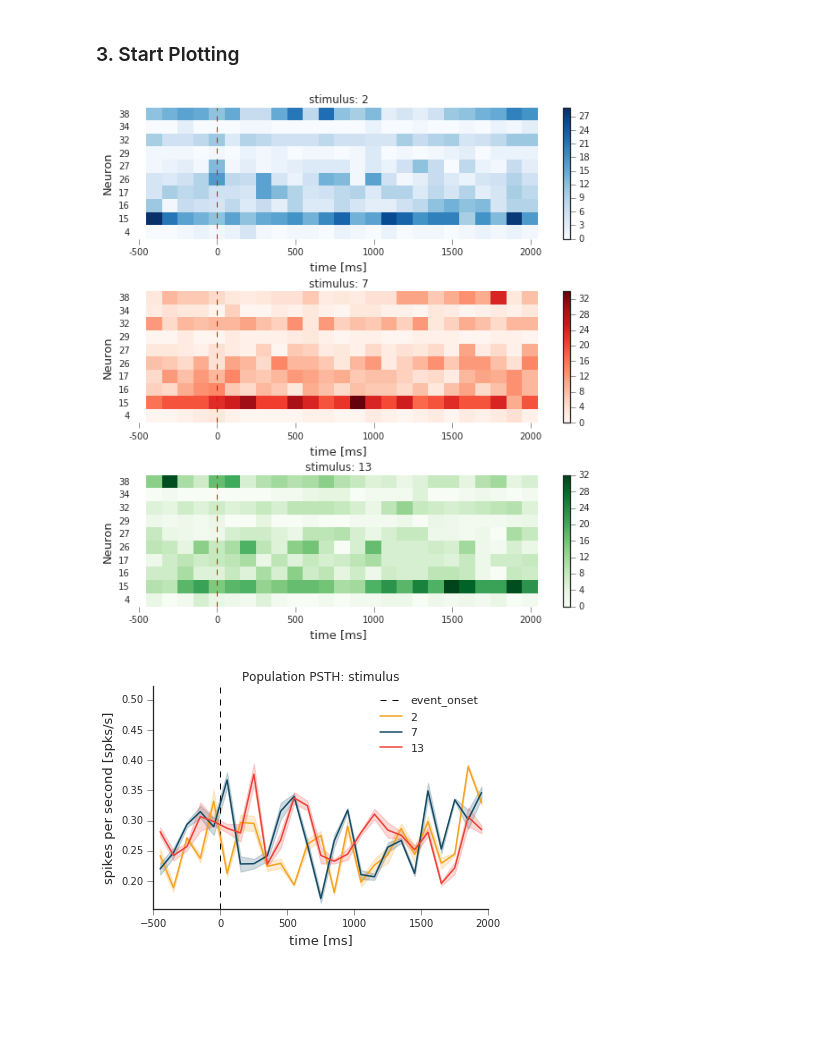
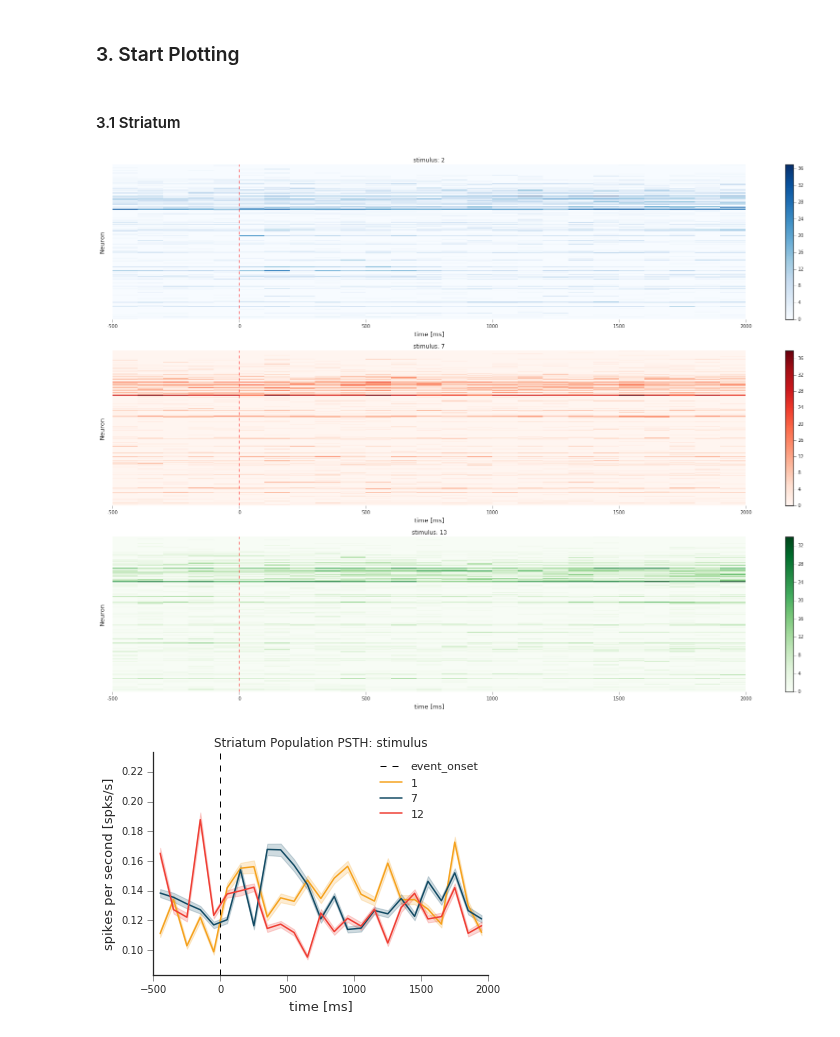
Before and after one commit to KordingLab/spykes, a Jupyter notebook: notebooks_examples/neuropixels_example.ipynb, the cells around one changed output. Saved outputs shown, nothing was run; the diff lists cells and outputs as text; code cells hidden in the pictures; blank space fills up the shorter version.

Commit message:
updated notebook - showcasing analysis of all neurons

```diff
--- a/notebooks_examples/neuropixels_example.ipynb
+++ b/notebooks_examples/neuropixels_example.ipynb
@@ -107,18 +181,19 @@ print df.head()
 4  110.308000  112.308000         8
 # %% [markdown]
 ### 3. Start Plotting
+# %% [markdown]
+#### 3.1 Striatum
 # %%
-pop = popList[0] # we'll just look at the first PopVis object for the example
+pop = PopVis(striatum, name='Striatum')
 
-fig = plt.figure(figsize=(10,10))
-fig.subplots_adjust(hspace=.4)
+fig = plt.figure(figsize=(30,20))
 
 all_psth = pop.get_all_psth(event='start', df=df, conditions='stimulus', plot=False, binsize=100, window = [-500, 2000])
 
-pop.plot_heat_map(all_psth, cond_id=[2, 7, 13]) # cond_id chosen randomly
+pop.plot_heat_map(all_psth, cond_id=[2, 7, 13], sortorder='descend', neuron_names=False) # cond_id chosen randomly
 # %% [output]
-[figure, old version]
+[figure, new version]
 # %%
-pop.plot_population_psth(all_psth=all_psth, cond_id=[2, 7, 13])
+pop.plot_population_psth(all_psth=all_psth, cond_id=[1, 7, 12])
 # %% [output]
-[figure, old version]
+[figure, new version]
```
Also changed, not shown: parts of 13 cells of this notebook.
